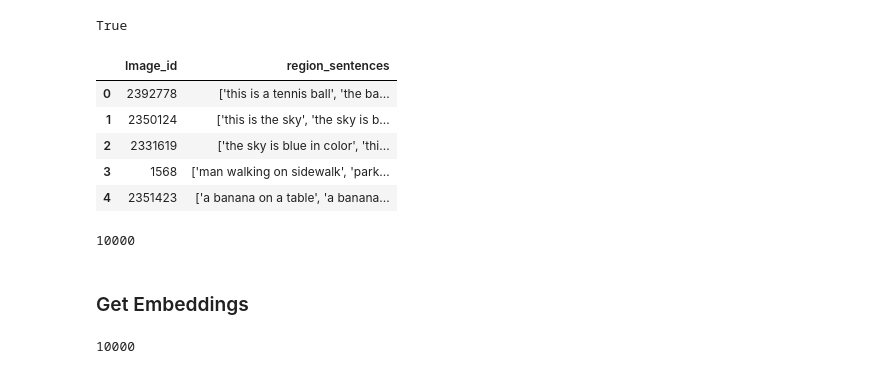
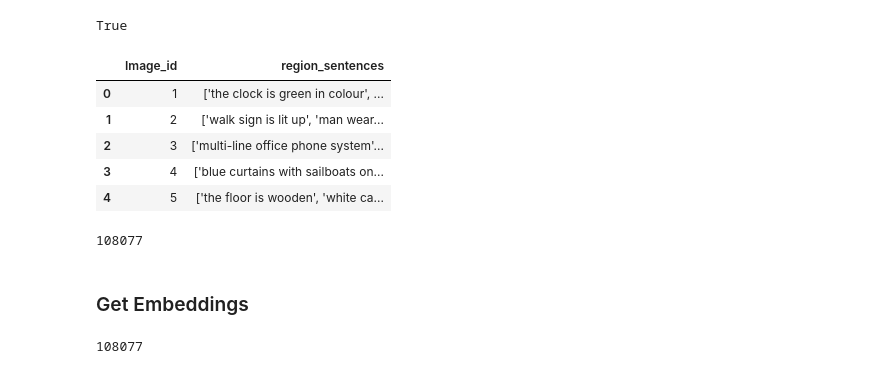
Before and after one commit to KarahanS/Visual-Genome-Python-Driver, a Jupyter notebook: notebooks/clustering.ipynb, the cells around one changed output. Cells and saved outputs as stored; diff of their text form; code cells hidden in the pictures.

```diff
--- a/notebooks/clustering.ipynb
+++ b/notebooks/clustering.ipynb
@@ -39,3 +32,31 @@ Data loaded.
+# %%
+# read filtered_images_2.txt
+
+with open('filtered_images_2.txt', 'r') as f:
+    filtered_images = f.readlines()
+
+ids = vg.get_all_image_ids()
+test_ids = [int(i) for i in filtered_images]
+remaining_ids = [i for i in ids if i not in test_ids]
+
+# split the remaining ids into validation and training (5000 for validation, rest for training
+
+np.random.seed(0)
+np.random.shuffle(remaining_ids)
+
+val_ids = remaining_ids[:5000]
+train_ids = remaining_ids[5000:]
+
+len(val_ids), len(train_ids), len(test_ids)
+
+# read data.csv and add category column (val, train or test)
+
+data = pd.read_csv('data.csv')
+data['category'] = 'train'
+data.loc[data['image_id'].isin(val_ids), 'category'] = 'val'
+data.loc[data['image_id'].isin(test_ids), 'category'] = 'test'
+
+data.to_csv('data.csv', index=False)
 # %%
 regions = []
 images = vg.get_images()
@@ -81,24 +99,24 @@ True
 # %%
 def get_embeddings(model, region_sentences):
     sentence_embeddings = model.encode(region_sentences)
     return sentence_embeddings
 
-image_regions_csv = pd.read_csv("../image_regions.csv")
+image_regions_csv = pd.read_csv("image_regions.csv")
 image_regions_csv.head()
 # %% [output]
 |  | Image_id | region_sentences |
-| 0 | 2392778 | ['this is a tennis ball', 'the ba... |
-| 1 | 2350124 | ['this is the sky', 'the sky is b... |
-| 2 | 2331619 | ['the sky is blue in color', 'thi... |
-| 3 | 1568 | ['man walking on sidewalk', 'park... |
-| 4 | 2351423 | ['a banana on a table', 'a banana... |
+| 0 | 1 | ['the clock is green in colour', ... |
+| 1 | 2 | ['walk sign is lit up', 'man wear... |
+| 2 | 3 | ['multi-line office phone system'... |
+| 3 | 4 | ['blue curtains with sailboats on... |
+| 4 | 5 | ['the floor is wooden', 'white ca... |
 # %%
 image_regions_csv["region_sentences"] = image_regions_csv["region_sentences"].apply(eval)
 regions = image_regions_csv["region_sentences"].tolist()
 # %%
-len(regions) # 10k images
+len(regions) # all images
 # %% [output]
-10000
+108077
 # %% [markdown]
 ### Get Embeddings
 # %%
@@ -118,7 +136,7 @@ for image_regions in regions:
         embeddings.append(0)
 len(embeddings)  # takes approx 8 min to run
 # %% [output]
-10000
+108077
 # %%
 image_regions_csv["embeddings"] = pd.Series(embeddings, index=image_regions_csv.index)  # add embeddings to the csv
 # %%
```
Also changed, not shown: parts of 10 cells of this notebook, 9 other files.
